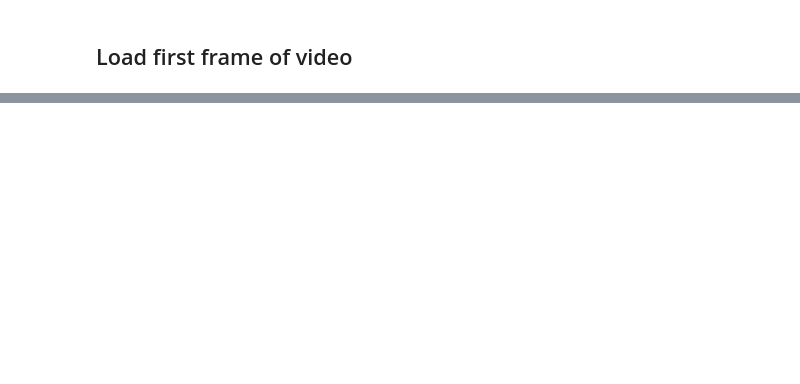
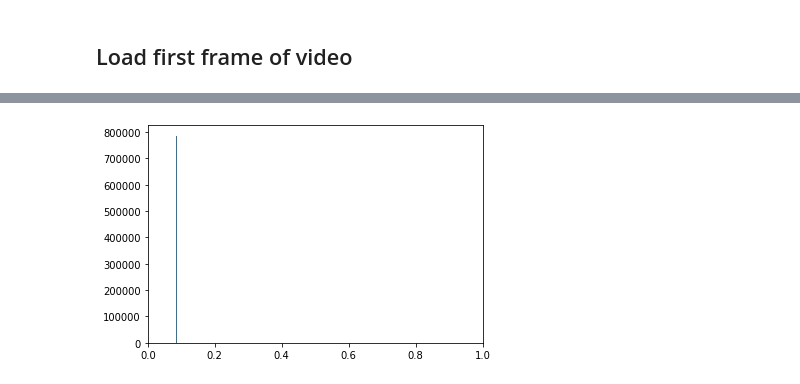
Before and after one commit to GusBusDraws/archipelago-music-video, a Jupyter notebook: nbs/01-pinkify.ipynb, the cells around one changed output, grey strips where cells are left out. Saved outputs shown, nothing was run; the diff lists cells and outputs as text; code cells hidden in the pictures; blank space fills up the shorter version.

```diff
--- a/nbs/01-pinkify.ipynb
+++ b/nbs/01-pinkify.ipynb
@@ -72,0 +106,28 @@ img.dtype=dtype('uint8')
+# %%
+def plot_hist(img, chan=None, xlims=(0, 1), cumul=False, vlines=None):
+
+    fig, ax = plt.subplots()
+    if len(img.shape) == 2:
+        ax.hist(img.ravel())
+    elif chan is not None:
+        ax.hist(img[:, :, chan].ravel(), bins=256, cumulative=cumul)
+    else:
+        for chan in range(3):
+            ax.hist(img[:, :, chan].ravel(), bins=256)
+    ax.set_xlim(xlims[0], xlims[1])
+
+    if vlines is not None:
+        try:
+            iter(vlines)
+        except TypeError:
+            vlines = [vlines]
+        for v in vlines:
+            ax.axvline(v, color='r')
+
+
+    return fig, ax
+# %%
+fig, ax = plot_hist(pink_hsv, chan=1)
+plt.show()
+# %% [output]
+[figure, added]
```
Also changed, not shown: parts of 15 cells of this notebook.
